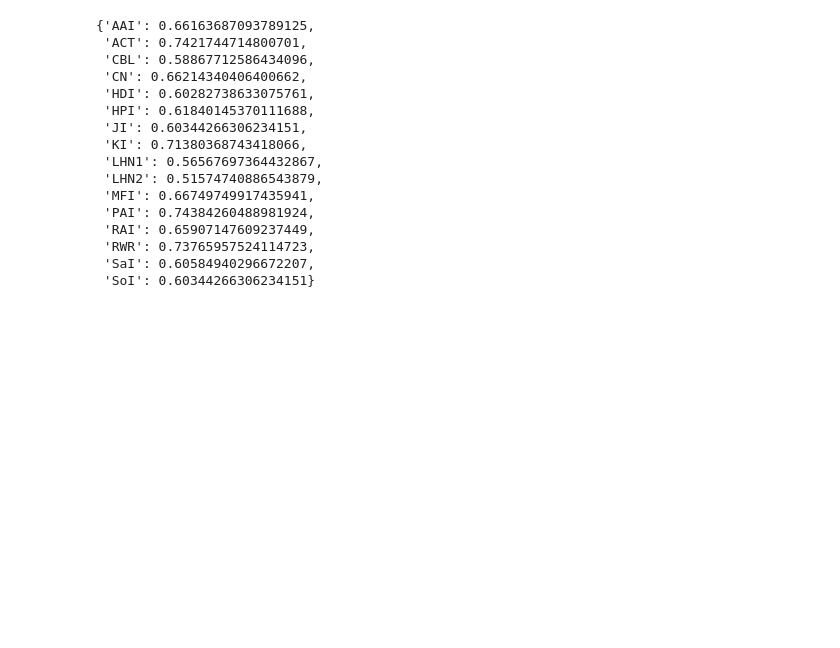
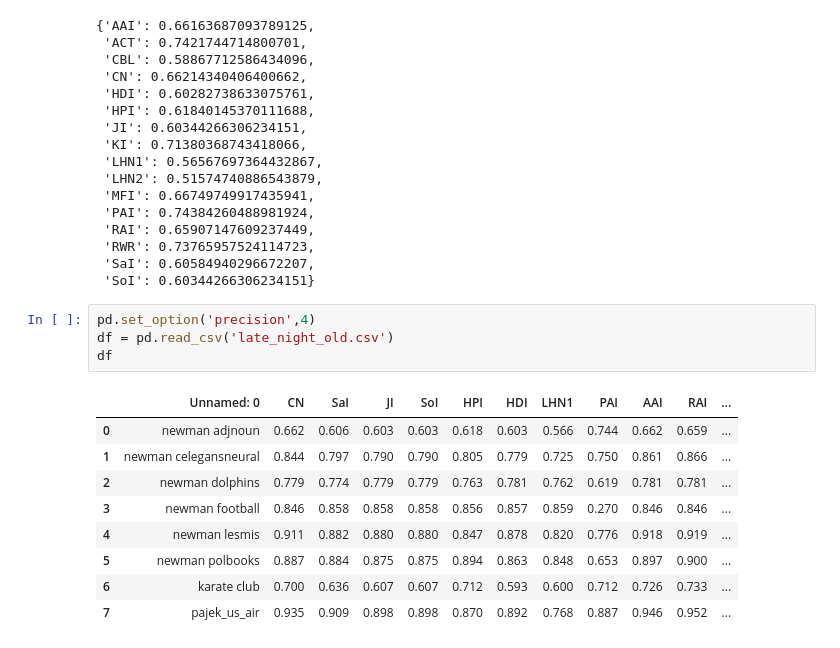
Before and after one commit to libfun/Course_m1_2015, a Jupyter notebook: ipynb/AUC scores test.ipynb, the cells around one changed output. Drawn from its saved outputs; the diff is of its cells as text; blank space fills up the shorter version.

```diff
--- a/ipynb/AUC scores test.ipynb
+++ b/ipynb/AUC scores test.ipynb
@@ -470,3 +470,17 @@ predict_nodes(nx.karate_club_graph())
  'RWR': 0.73765957524114723,
  'SaI': 0.60584940296672207,
  'SoI': 0.60344266306234151}
+# %%
+pd.set_option('precision',4)
+df = pd.read_csv('late_night_old.csv')
+df
+# %% [output]
+|  | Unnamed: 0 | CN | SaI | JI | SoI | HPI | HDI | LHN1 | PAI | AAI | RAI | ... |
+| 0 | newman adjnoun | 0.662 | 0.606 | 0.603 | 0.603 | 0.618 | 0.603 | 0.566 | 0.744 | 0.662 | 0.659 | ... |
+| 1 | newman celegansneural | 0.844 | 0.797 | 0.790 | 0.790 | 0.805 | 0.779 | 0.725 | 0.750 | 0.861 | 0.866 | ... |
+| 2 | newman dolphins | 0.779 | 0.774 | 0.779 | 0.779 | 0.763 | 0.781 | 0.762 | 0.619 | 0.781 | 0.781 | ... |
+| 3 | newman football | 0.846 | 0.858 | 0.858 | 0.858 | 0.856 | 0.857 | 0.859 | 0.270 | 0.846 | 0.846 | ... |
+| 4 | newman lesmis | 0.911 | 0.882 | 0.880 | 0.880 | 0.847 | 0.878 | 0.820 | 0.776 | 0.918 | 0.919 | ... |
+| 5 | newman polbooks | 0.887 | 0.884 | 0.875 | 0.875 | 0.894 | 0.863 | 0.848 | 0.653 | 0.897 | 0.900 | ... |
+| 6 | karate club | 0.700 | 0.636 | 0.607 | 0.607 | 0.712 | 0.593 | 0.600 | 0.712 | 0.726 | 0.733 | ... |
+| 7 | pajek_us_air | 0.935 | 0.909 | 0.898 | 0.898 | 0.870 | 0.892 | 0.768 | 0.887 | 0.946 | 0.952 | ... |
```
Also changed, not shown: parts of 1 cell of this notebook, 8 other files.
